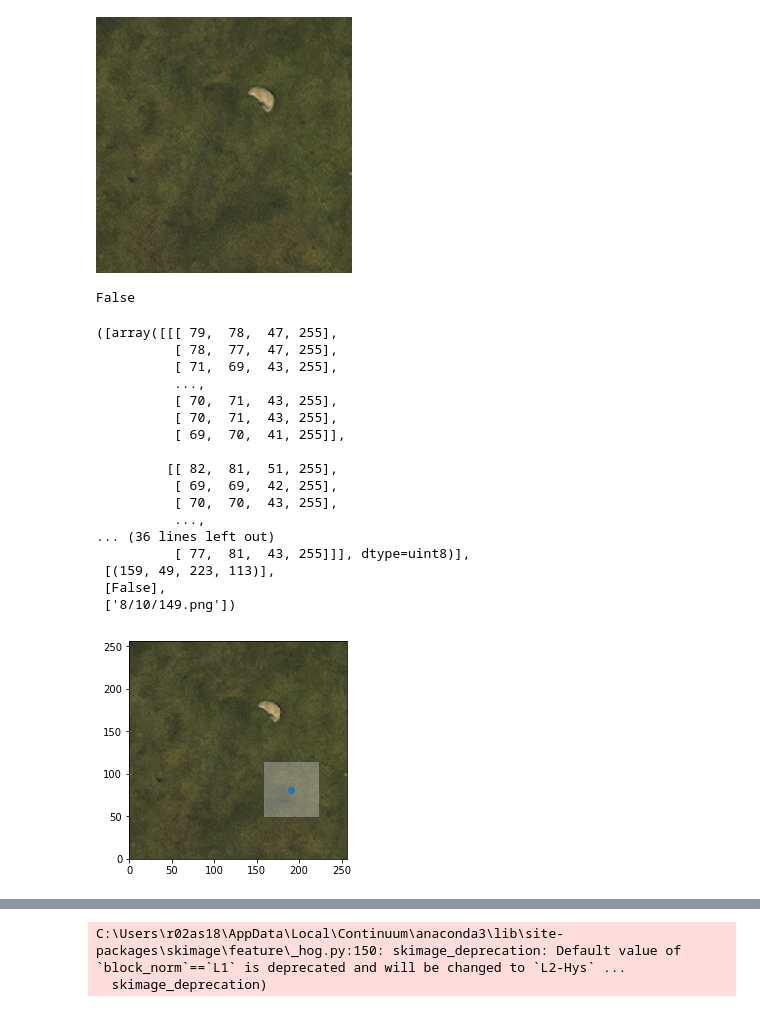
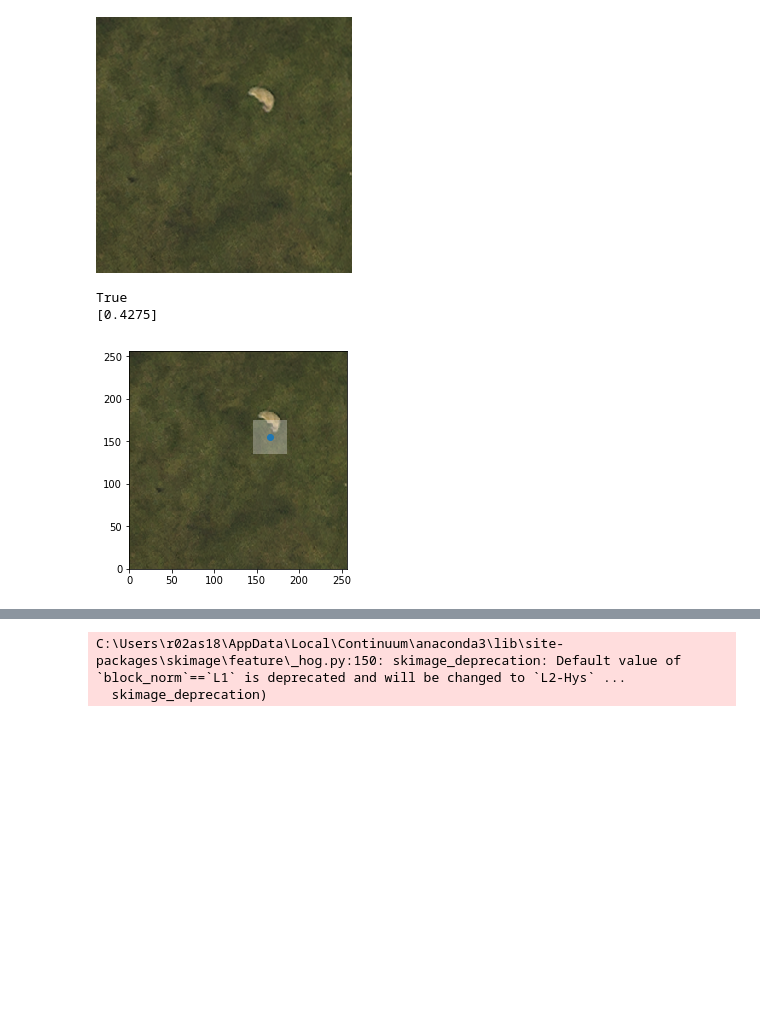
Before and after one commit to alex-schaaf/savewally, a Jupyter notebook: master.ipynb, the cells around one changed output, grey strips where cells are left out. Cells and saved outputs as stored; diff of their text form; code cells hidden in the pictures; blank space fills up the shorter version.

Commit message:
streamlined a bit, addded definite seal patches if not in border area

```diff
--- a/master.ipynb
+++ b/master.ipynb
@@ -79,9 +83,10 @@ import tqdm
 # %%
-def extract_random_patches(img, fp, n_patches, plot=False):
+def extract_random_patches(img, fp, n_patches, plot=False, dx=32, dy=32, drop_true=False):
     patches = []
     patches_boxes = []
     patches_bool = []
     patches_fp = []
+    patches_overlap_ratio = []
 
     for n in range(n_patches):
         # generate a random point
@@ -93,47 +98,55 @@ def extract_random_patches(img, fp, n_patches, plot=False):
         if plot:
             plot_rect(img, x, y, dx, dy)
 
-        # store
-        patches.append(patch)  # image patches
-        patches_boxes.append(patch_box)  # patch bounding box
-        patches_fp.append(fp)  # filepath
-
         # check if it overlaps with a seal
-        seals = df[df.fp==fp]  # grab all the seal coordinates of the tile
+        seals = df[(df.fp==fp)]  # grab all the seal coordinates of the tile  #  & (df["class"]=="whitecoat")
+        seals_bool = []
+        seals_overlap = []
         for i, seal in seals.iterrows():
             # there is at least 1 seal in the image
             # create a seal box
             seal_box = do_box(seal.x%256, seal.y%256, dx, dy)
             # check if the two boxes overlap
             is_seal = overlap(seal_box, patch_box)
+            seals_bool.append(is_seal)
+
+            if is_seal:
+                overlap_ratio = savewally.overlap_area(seal_box, patch_box, dx, dy)
+            else:
+                overlap_ratio = 0
+
+            seals_overlap.append(overlap_ratio)
+
             if plot:
                 print(is_seal)
+
+        is_seal = bool(np.count_nonzero(seals_bool))
+        if len(seals_overlap) > 0:
+            patches_overlap_ratio = np.append(patches_overlap_ratio, np.max(seals_overlap))
+        else:
+            patches_overlap_ratio = np.append(patches_overlap_ratio, 0)
+        # patches_overlap_ratio.append(overlap_ratio)
+        # patches_overlap_ratio.append(0)
+
+        if drop_true:
+            if is_seal:
+                continue
+
+        # store
+        patches.append(patch)  # image patches
+        patches_boxes.append(patch_box)  # patch bounding box
+        patches_fp.append(fp)  # filepath
         patches_bool.append(is_seal)  # store bool
 
-    return patches, patches_boxes, patches_bool, patches_fp
+    return patches, patches_boxes, patches_bool, patches_fp, patches_overlap_ratio
 # %%
 images[39]
 # %% [output]
 [figure]
 # %%
-extract_random_patches(images[39], image_filepaths[39], 1, plot=True)
+_ = extract_random_patches(images[39], image_filepaths[39], 1, plot=True, dx=20, dy=20)
+print(_[-1])
 # %% [output]
-False
+True
+[0.4275]
-([array([[[ 79,  78,  47, 255],
-          [ 78,  77,  47, 255],
-          [ 71,  69,  43, 255],
-          ...,
-          [ 70,  71,  43, 255],
-          [ 70,  71,  43, 255],
-          [ 69,  70,  41, 255]],
-
-         [[ 82,  81,  51, 255],
-          [ 69,  69,  42, 255],
-          [ 70,  70,  43, 255],
-          ...,
-... (36 lines left out)
-          [ 77,  81,  43, 255]]], dtype=uint8)],
- [(159, 49, 223, 113)],
- [False],
- ['8/10/149.png'])
-[figure, old version]
+[figure, new version]
```
Also changed, not shown: parts of 56 cells of this notebook, 3 other files.
